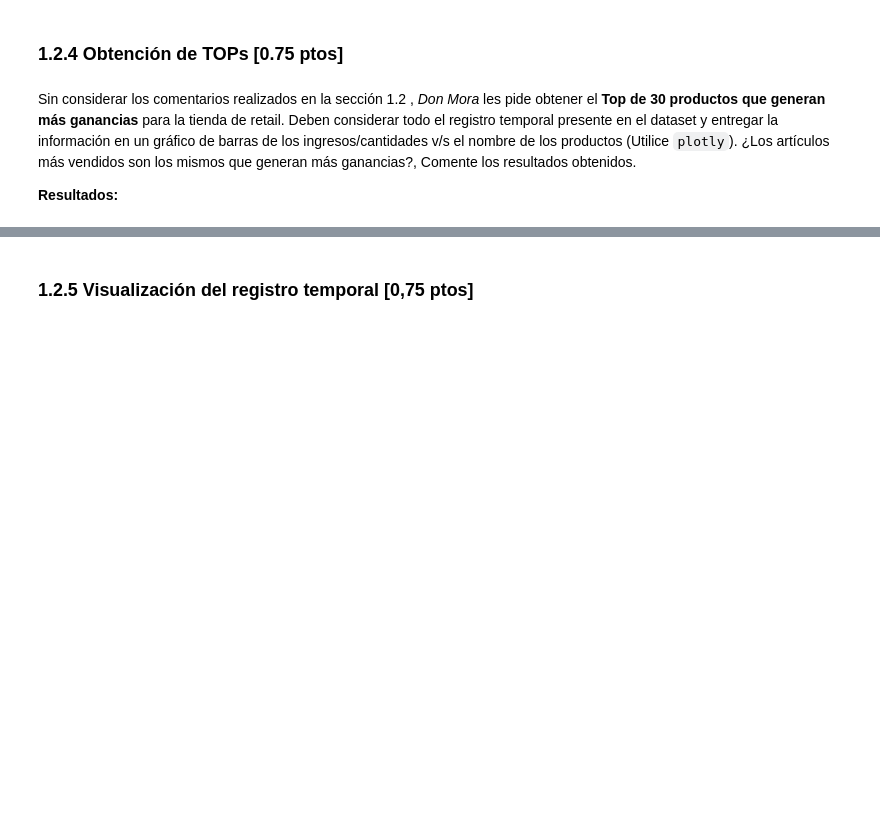
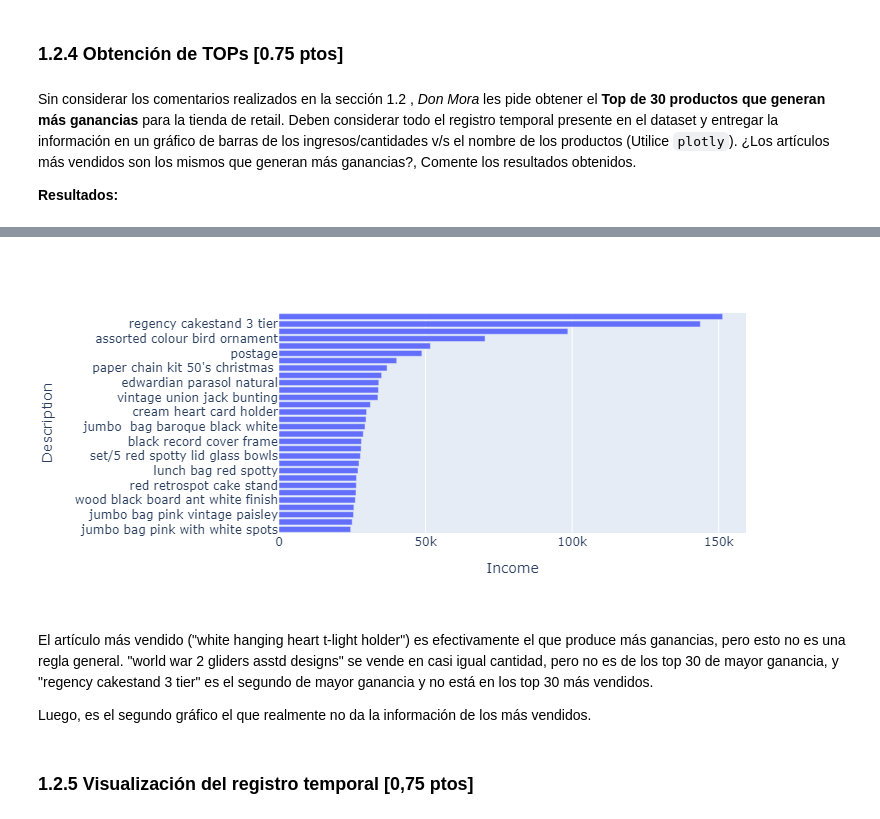
Before and after one commit to johnny-godoy/laboratorios-mds, a Jupyter notebook: lab 5/laboratorio_5.ipynb, the cells around one changed output, grey strips where cells are left out. Cells and saved outputs as stored; diff of their text form; code cells hidden in the pictures; blank space fills up the shorter version.

```diff
--- a/lab 5/laboratorio_5.ipynb
+++ b/lab 5/laboratorio_5.ipynb
@@ -593,3 +619,12 @@ Sin considerar los comentarios realizados en la sección 1.2 , *Don Mora* les pi
+# %%
+top = product_gains.nlargest(columns="Income", n=30)[::-1]
+px.bar(top, y="Description", x="Income")
+# %% [output]
+[figure, added]
+# %% [markdown]
+El artículo más vendido ("white hanging heart t-light holder") es efectivamente el que produce más ganancias, pero esto no es una regla general. "world war 2 gliders asstd designs" se vende en casi igual cantidad, pero no es de los top 30 de mayor ganancia, y "regency cakestand 3 tier" es el segundo de mayor ganancia y no está en los top 30 más vendidos.
+
+Luego, es el segundo gráfico el que realmente no da la información de los más vendidos.
 # %% [markdown]
 ### 1.2.5 Visualización del registro temporal [0,75 ptos]
 # %% [markdown]
```
Also changed, not shown: parts of 6 cells of this notebook.
